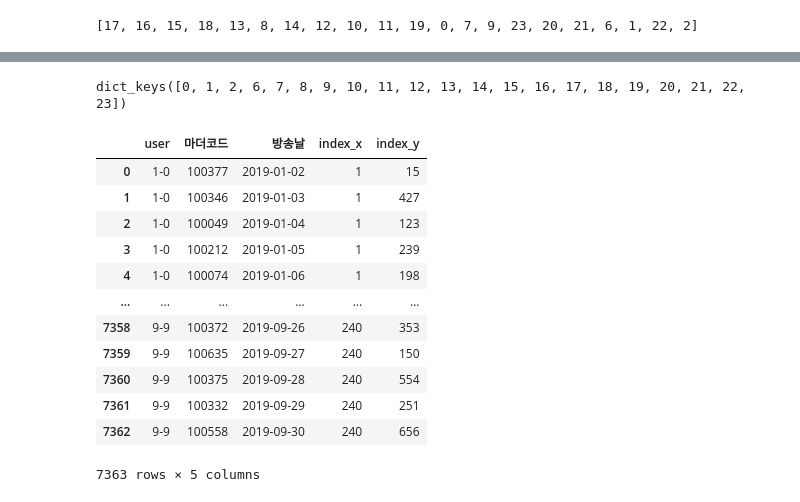
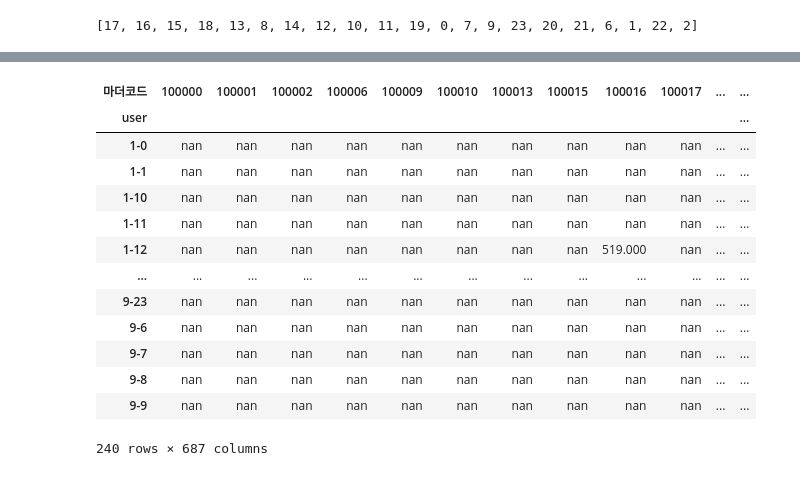
Before and after one commit to cryingjin/Shopping_GG, a Jupyter notebook: 3. Modeling/0922_prep4SASRec_JS.ipynb, the cells around one changed output, grey strips where cells are left out. Saved outputs shown, nothing was run; the diff lists cells and outputs as text; code cells hidden in the pictures.

```diff
--- a/3. Modeling/0922_prep4SASRec_JS.ipynb
+++ b/3. Modeling/0922_prep4SASRec_JS.ipynb
@@ -393,20 +191,0 @@ for i in range(0, 24):
-# %%
-dic.keys()
-# %% [output]
-dict_keys([0, 1, 2, 6, 7, 8, 9, 10, 11, 12, 13, 14, 15, 16, 17, 18, 19, 20, 21, 22, 23])
-# %%
-prep4sas
-# %% [output]
-|  | user | 마더코드 | 방송날 | index_x | index_y |
-| 0 | 1-0 | 100377 | 2019-01-02 | 1 | 15 |
-| 1 | 1-0 | 100346 | 2019-01-03 | 1 | 427 |
-| 2 | 1-0 | 100049 | 2019-01-04 | 1 | 123 |
-| 3 | 1-0 | 100212 | 2019-01-05 | 1 | 239 |
-| 4 | 1-0 | 100074 | 2019-01-06 | 1 | 198 |
-| ... | ... | ... | ... | ... | ... |
-| 7358 | 9-9 | 100372 | 2019-09-26 | 240 | 353 |
-| 7359 | 9-9 | 100635 | 2019-09-27 | 240 | 150 |
-| 7360 | 9-9 | 100375 | 2019-09-28 | 240 | 554 |
-| 7361 | 9-9 | 100332 | 2019-09-29 | 240 | 251 |
-| 7362 | 9-9 | 100558 | 2019-09-30 | 240 | 656 |
-7363 rows × 5 columns
@@ -424,0 +194,17 @@ for _ in range(100):
+# %%
+raw
+# %% [output]
+| 마더코드 | 100000 | 100001 | 100002 | 100006 | 100009 | 100010 | 100013 | 100015 | 100016 | 100017 | ... | ... |
+| user |  |  |  |  |  |  |  |  |  |  |  | ... |
+| 1-0 | nan | nan | nan | nan | nan | nan | nan | nan | nan | nan | ... | ... |
+| 1-1 | nan | nan | nan | nan | nan | nan | nan | nan | nan | nan | ... | ... |
+| 1-10 | nan | nan | nan | nan | nan | nan | nan | nan | nan | nan | ... | ... |
+| 1-11 | nan | nan | nan | nan | nan | nan | nan | nan | nan | nan | ... | ... |
+| 1-12 | nan | nan | nan | nan | nan | nan | nan | nan | 519.000 | nan | ... | ... |
+| ... | ... | ... | ... | ... | ... | ... | ... | ... | ... | ... | ... | ... |
+| 9-23 | nan | nan | nan | nan | nan | nan | nan | nan | nan | nan | ... | ... |
+| 9-6 | nan | nan | nan | nan | nan | nan | nan | nan | nan | nan | ... | ... |
+| 9-7 | nan | nan | nan | nan | nan | nan | nan | nan | nan | nan | ... | ... |
+| 9-8 | nan | nan | nan | nan | nan | nan | nan | nan | nan | nan | ... | ... |
+| 9-9 | nan | nan | nan | nan | nan | nan | nan | nan | nan | nan | ... | ... |
+240 rows × 687 columns
```
Also changed, not shown: parts of 84 cells of this notebook, 15 other files.
